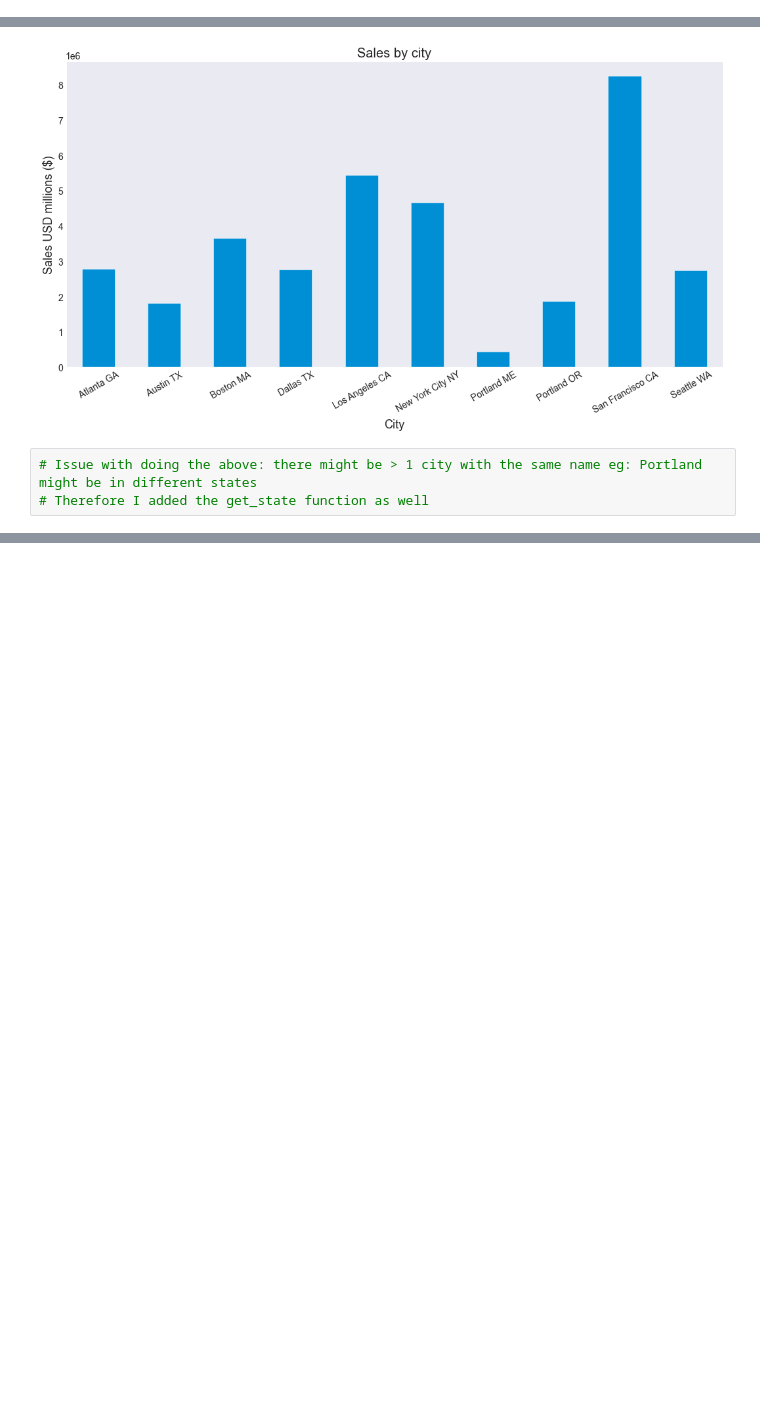
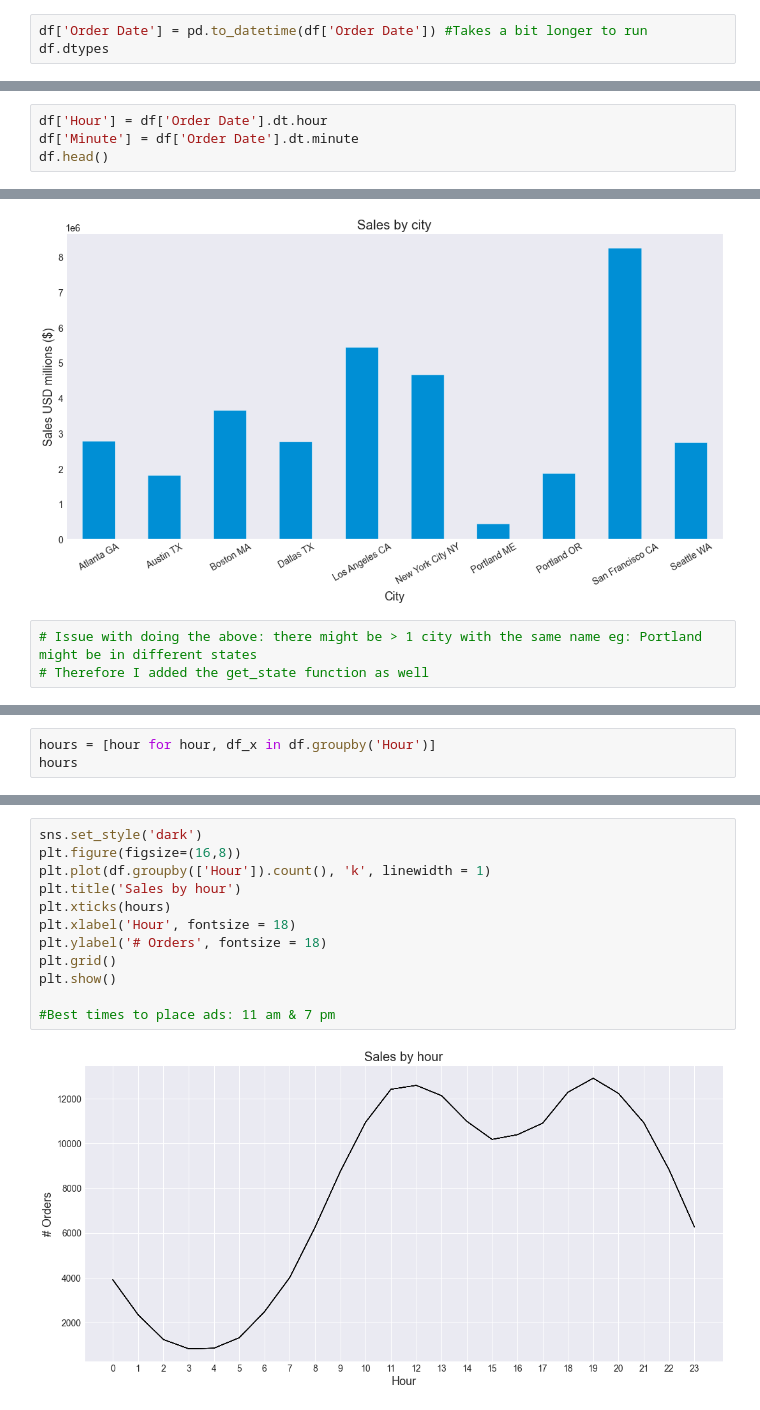
Before and after one commit to samuelgeev/Data-Cleaning, a Jupyter notebook: Data Cleaning.ipynb, the cells around one changed output, grey strips where cells are left out. Saved outputs shown, nothing was run; the diff lists cells and outputs as text; blank space fills up the shorter version.

```diff
--- a/Data Cleaning.ipynb
+++ b/Data Cleaning.ipynb
@@ -41,3 +48,6 @@ dtype: object
 # %%
 df['Quantity Ordered'] = pd.to_numeric(df['Quantity Ordered']) #better than using astype('x')
 df['Price Each'] = pd.to_numeric(df['Price Each'])
+# %%
+df['Order Date'] = pd.to_datetime(df['Order Date']) #Takes a bit longer to run
+df.dtypes
@@ -121,3 +156,7 @@ df.head()
 | 2 | 295667 | USB-C Charging Cable | 1 | 11.95 | 12/12/19 18:21 | 277 Main St, New York City, NY 10001 | 12 | 11.95 | ... |
 | 3 | 295668 | 27in FHD Monitor | 1 | 149.99 | 12/22/19 15:13 | 410 6th St, San Francisco, CA 94016 | 12 | 149.99 | ... |
 | 4 | 295669 | USB-C Charging Cable | 1 | 11.95 | 12/18/19 12:38 | 43 Hill St, Atlanta, GA 30301 | 12 | 11.95 | ... |
+# %%
+df['Hour'] = df['Order Date'].dt.hour
+df['Minute'] = df['Order Date'].dt.minute
+df.head()
@@ -174,0 +223,3 @@ plt.show()
+# %%
+hours = [hour for hour, df_x in df.groupby('Hour')]
+hours
@@ -174,0 +244,14 @@ plt.show()
+# %%
+sns.set_style('dark')
+plt.figure(figsize=(16,8))
+plt.plot(df.groupby(['Hour']).count(), 'k', linewidth = 1)
+plt.title('Sales by hour')
+plt.xticks(hours)
+plt.xlabel('Hour', fontsize = 18)
+plt.ylabel('# Orders', fontsize = 18)
+plt.grid()
+plt.show()
+
+#Best times to place ads: 11 am & 7 pm
+# %% [output]
+[figure, added]
```
Also changed, not shown: parts of 16 cells of this notebook.
